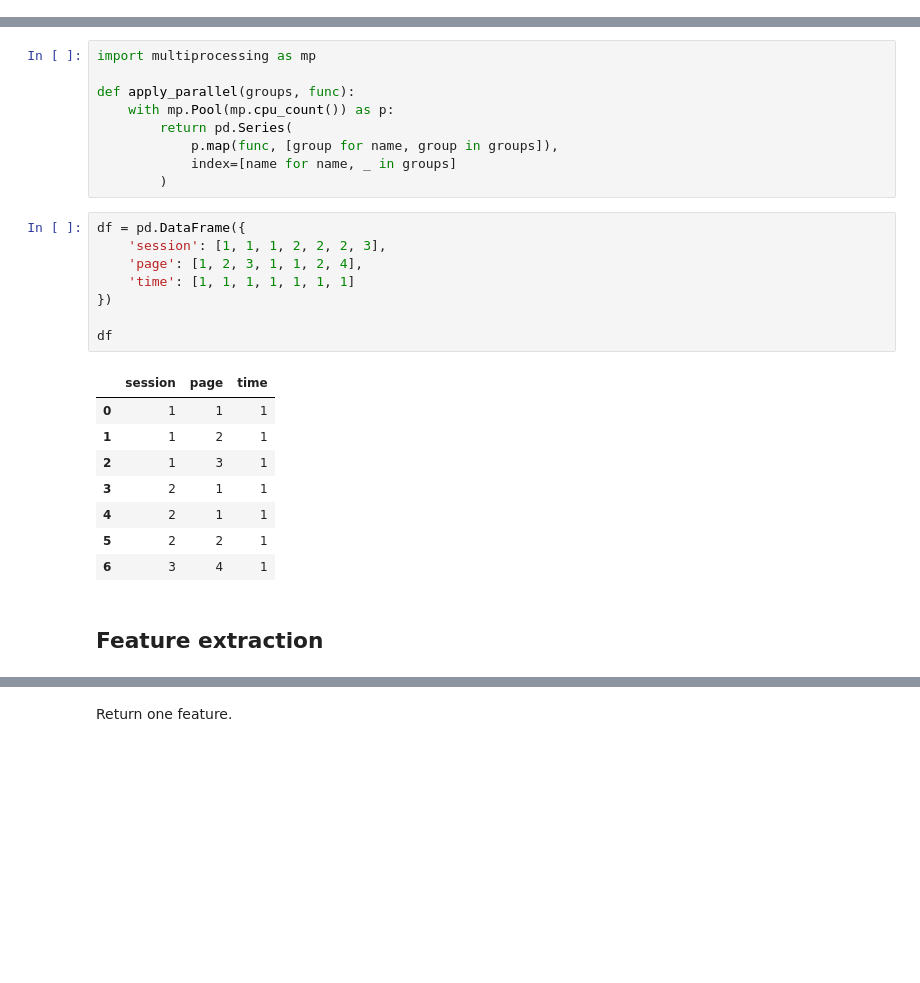
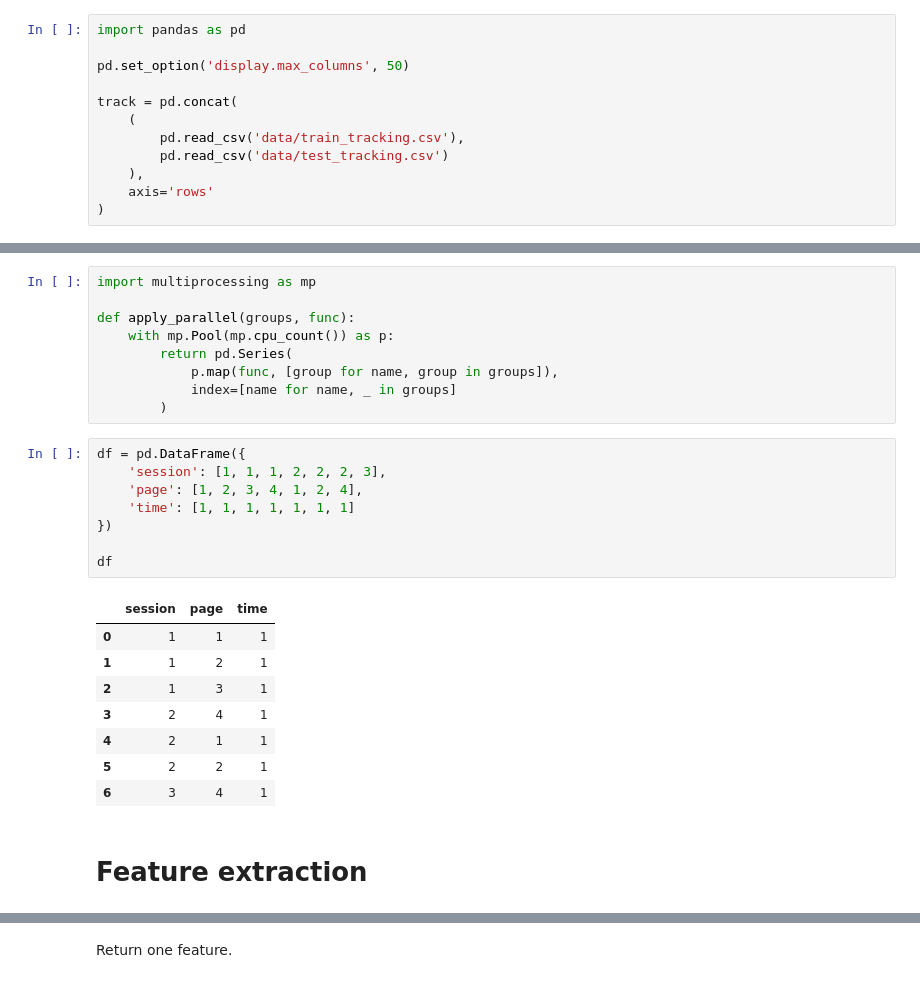
Before and after one commit to MaxHalford/DSG18-final, a Jupyter notebook: Solution.ipynb, the cells around one changed output, grey strips where cells are left out. Saved outputs shown, nothing was run; the diff lists cells and outputs as text; blank space fills up the shorter version.

```diff
--- a/Solution.ipynb
+++ b/Solution.ipynb
@@ -1 +3,13 @@
+# %%
+import pandas as pd
+
+pd.set_option('display.max_columns', 50)
+
+track = pd.concat(
+    (
+        pd.read_csv('data/train_tracking.csv'),
+        pd.read_csv('data/test_tracking.csv')
+    ),
+    axis='rows'
+)
 # %%
@@ -25,19 +58,19 @@ def apply_parallel(groups, func):
 # %%
 df = pd.DataFrame({
     'session': [1, 1, 1, 2, 2, 2, 3],
-    'page': [1, 2, 3, 1, 1, 2, 4],
+    'page': [1, 2, 3, 4, 1, 2, 4],
     'time': [1, 1, 1, 1, 1, 1, 1]
 })
 
 df
 # %% [output]
 |  | session | page | time |
 | 0 | 1 | 1 | 1 |
 | 1 | 1 | 2 | 1 |
 | 2 | 1 | 3 | 1 |
-| 3 | 2 | 1 | 1 |
+| 3 | 2 | 4 | 1 |
 | 4 | 2 | 1 | 1 |
 | 5 | 2 | 2 | 1 |
 | 6 | 3 | 4 | 1 |
 # %% [markdown]
-## Feature extraction
+# Feature extraction
```
Also changed, not shown: parts of 29 cells of this notebook, 2 other files.
